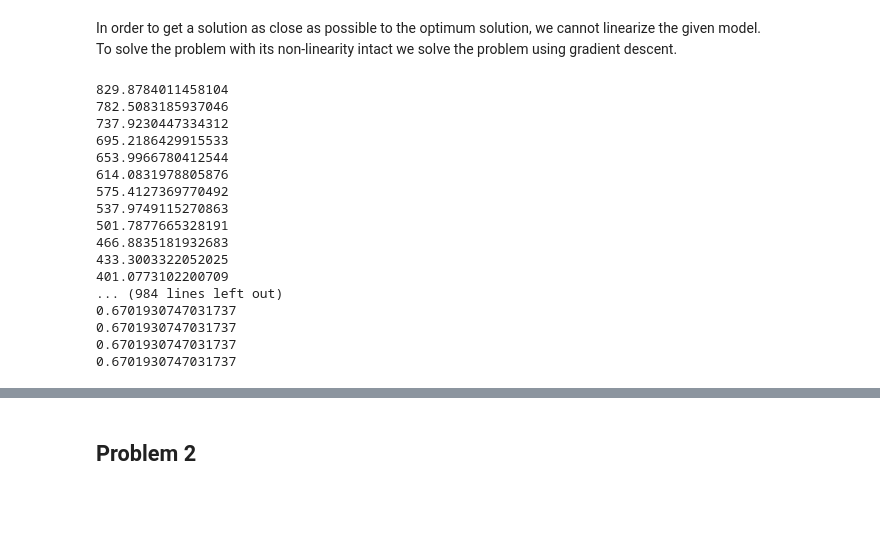
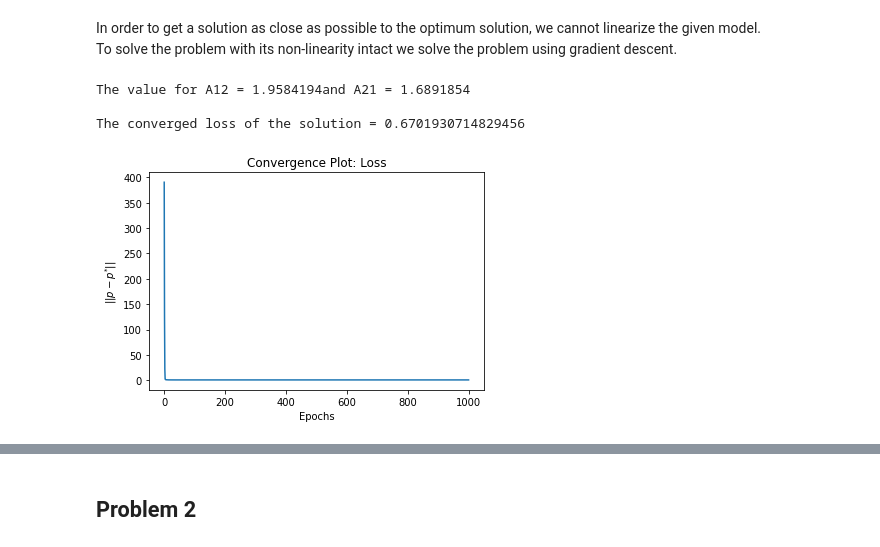
Before and after one commit to omiksave/Design-Optimization, a Jupyter notebook: Homework3.ipynb, the cells around one changed output, grey strips where cells are left out. Drawn from its saved outputs; the diff is of its cells as text; code cells hidden in the pictures; blank space fills up the shorter version.

```diff
--- a/Homework3.ipynb
+++ b/Homework3.ipynb
@@ -51,30 +52,33 @@ def square_loss(act,pred):
 # %%
-a = 0.0001
-x = Variable(t.tensor([0.6,0.4]),requires_grad = True)
-#loss = t.nn.MSELoss()
-for i in range(1000):
-    p_pred = sat(x1,x2,p_water,p_diox,x)
-    loss = square_loss(p,p_pred)
-    loss.backward()
-    with t.no_grad():
-        x -=a*x.grad
-        x.grad.zero_()
-        print(loss.data.numpy())
+lossx = np.array([])
+x_all = np.array([])
+a = 0.001 # Setting Learning rate to 0.001
+x = Variable(t.tensor([1.0,1.0]),requires_grad = True) # Encoding variables A12 and A21
+for i in range(1000): # Running for 1000 epochs
+    p_pred = sat(x1,x2,p_water,p_diox,x) # Calculating Predicted P from formula
+    loss = square_loss(p,p_pred) # Calculating loss between actual and predicted
+    loss.backward() # Compute Gradient
+    with t.no_grad(): # Avoid Gradient Computation
+        x -=a*x.grad # Update variables with step
+        x.grad.zero_() # Clear Gradient to avoid saturation
+        #print(loss.data.numpy())
+        lossx = np.append(lossx,loss.data.numpy()) #Store loss to plot convergence
+        x_all = np.append(x_all,x.data.numpy()) #Store all values of A12 and A21
-# %% [output]
-829.8784011458104
-782.5083185937046
-737.9230447334312
-695.2186429915533
-653.9966780412544
-614.0831978805876
-575.4127369770492
-537.9749115270863
-501.7877665328191
-466.8835181932683
-433.3003322052025
-401.0773102200709
-... (984 lines left out)
-0.6701930747031737
-0.6701930747031737
-0.6701930747031737
-0.6701930747031737
+# %%
+print('The value for A12 = '+str(x.data.numpy()[0])+'and A21 = '+str(x.data.numpy()[1])+'\n')
+print('The converged loss of the solution = '+str(loss.data.numpy()))
+# %% [output]
+The value for A12 = 1.9584194and A21 = 1.6891854
+
+The converged loss of the solution = 0.6701930714829456
+# %%
+# Plotting Performance
+import matplotlib.pyplot as plt
+plt.figure(1);plt.clf()
+plt.plot(lossx)
+plt.xlabel('Epochs')
+plt.ylabel('$||p-p^{*}||$')
+plt.title('Convergence Plot: Loss')
+plt.show()
+# %% [output]
+[figure, added]
```
Also changed, not shown: parts of 11 cells of this notebook.
